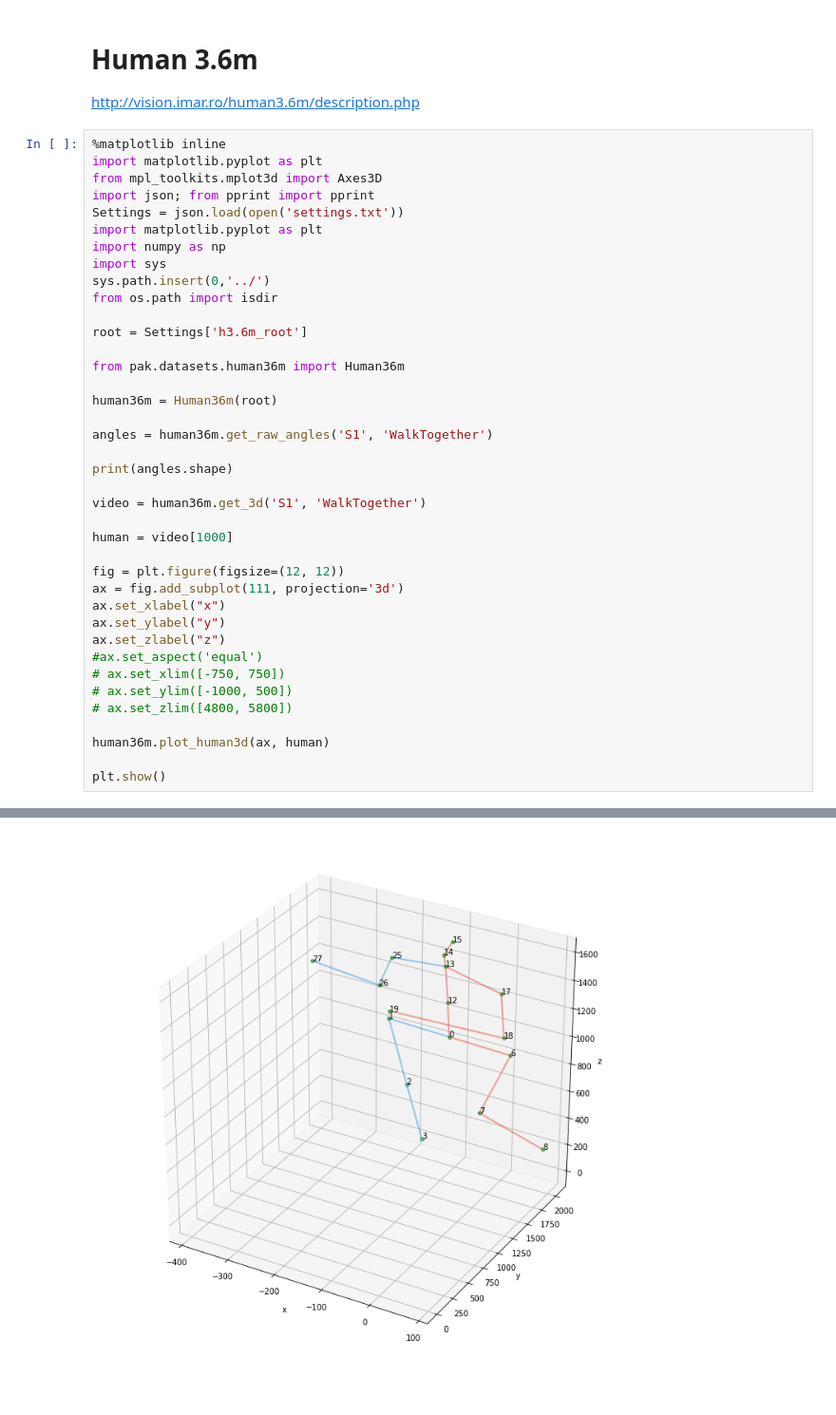
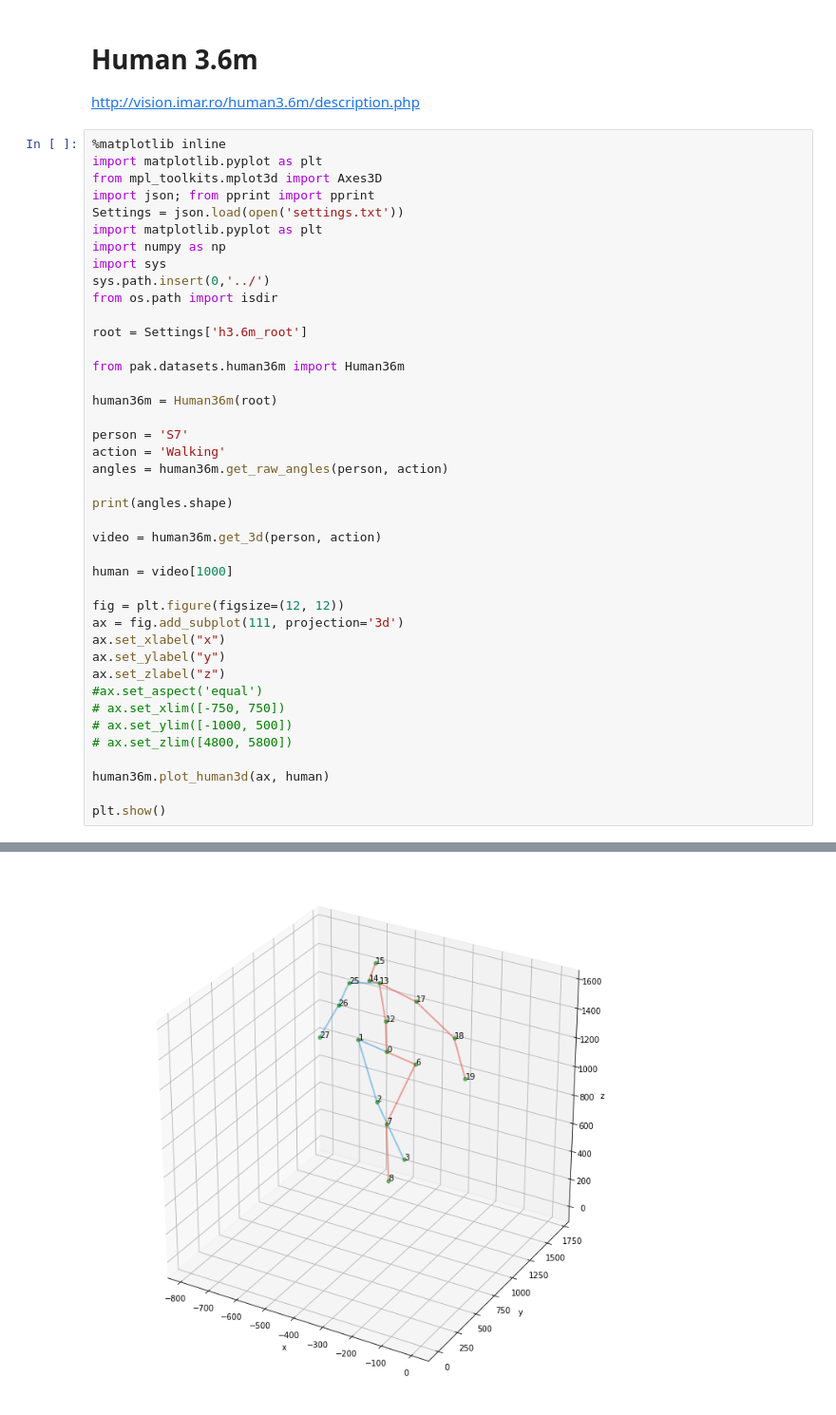
Before and after one commit to jutanke/pak, a Jupyter notebook: samples/Human3.6m.ipynb, the cells around one changed output, grey strips where cells are left out. Shown at 95% size. Cells and saved outputs as stored; diff of their text form.

Commit message:
Human36m: fix data loading for other actors

```diff
--- a/samples/Human3.6m.ipynb
+++ b/samples/Human3.6m.ipynb
@@ -19,11 +19,13 @@ from pak.datasets.human36m import Human36m
 
 human36m = Human36m(root)
 
-angles = human36m.get_raw_angles('S1', 'WalkTogether')
+person = 'S7'
+action = 'Walking'
+angles = human36m.get_raw_angles(person, action)
 
 print(angles.shape)
 
-video = human36m.get_3d('S1', 'WalkTogether')
+video = human36m.get_3d(person, action)
 
 human = video[1000]
 
@@ -46,4 +48,4 @@ This unreleased version of SpacePy is not supported by the SpacePy team.
-[figure, old version]
+[figure, new version]
 # %%
 n, _, _ = video.shape
 
```
Also changed, not shown: parts of 3 cells of this notebook, 2 other files.
